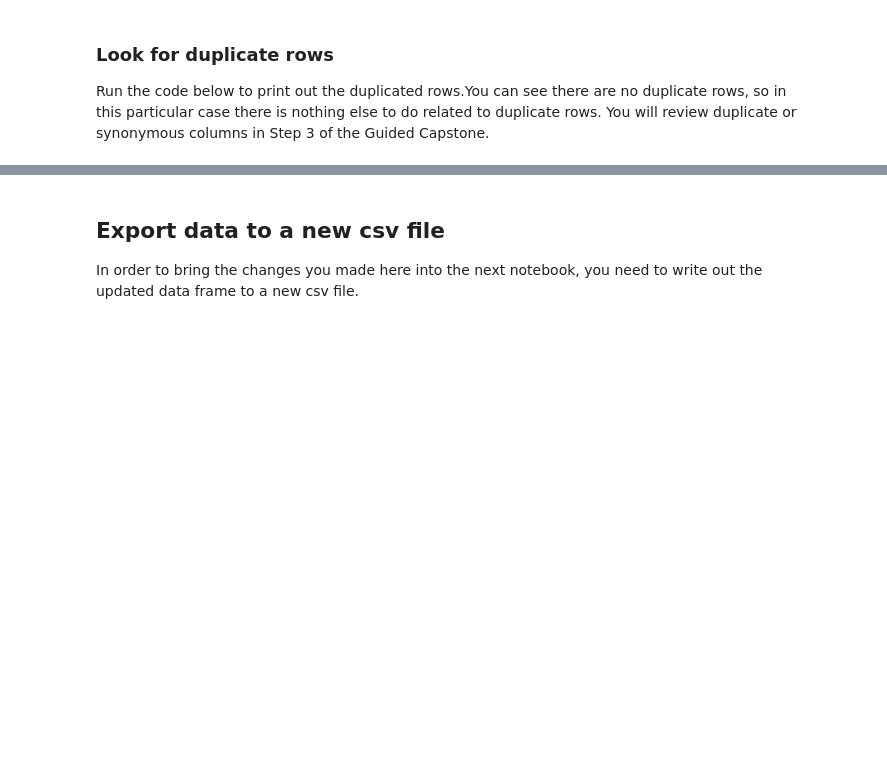
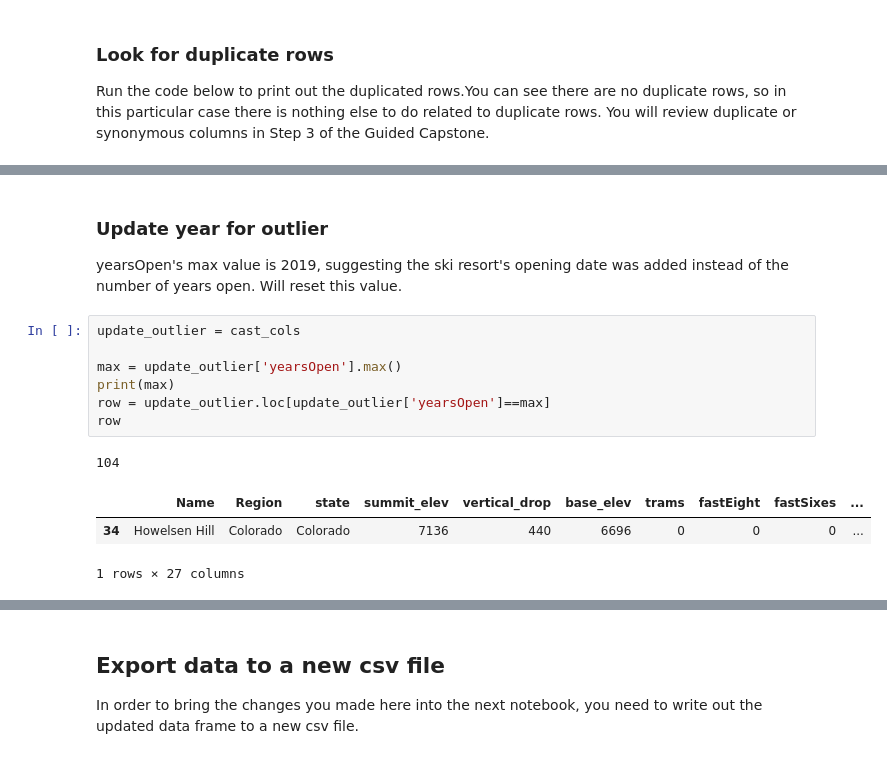
Before and after one commit to jolfr/capstone-01, a Jupyter notebook: notebooks/Notebook_steptwo.ipynb, the cells around one changed output, grey strips where cells are left out. Saved outputs shown, nothing was run; the diff lists cells and outputs as text; blank space fills up the shorter version.

Commit message:
fixed outlier year - will continue with EDA

```diff
--- a/notebooks/Notebook_steptwo.ipynb
+++ b/notebooks/Notebook_steptwo.ipynb
@@ -541,3 +541,18 @@ duplicateRowsDF
 # %% [output]
 |  | Name | Region | state | summit_elev | vertical_drop | base_elev | trams | fastEight | fastSixes | ... |
 0 rows × 27 columns
+# %% [markdown]
+### Update year for outlier
+yearsOpen's max value is 2019, suggesting the ski resort's opening date was added instead of the number of years open. Will reset this value.
+# %%
+update_outlier = cast_cols
+
+max = update_outlier['yearsOpen'].max()
+print(max)
+row = update_outlier.loc[update_outlier['yearsOpen']==max]
+row
+# %% [output]
+104
+|  | Name | Region | state | summit_elev | vertical_drop | base_elev | trams | fastEight | fastSixes | ... |
+| 34 | Howelsen Hill | Colorado | Colorado | 7136 | 440 | 6696 | 0 | 0 | 0 | ... |
+1 rows × 27 columns
```
Also changed, not shown: parts of 5 cells of this notebook, 1 other file.
